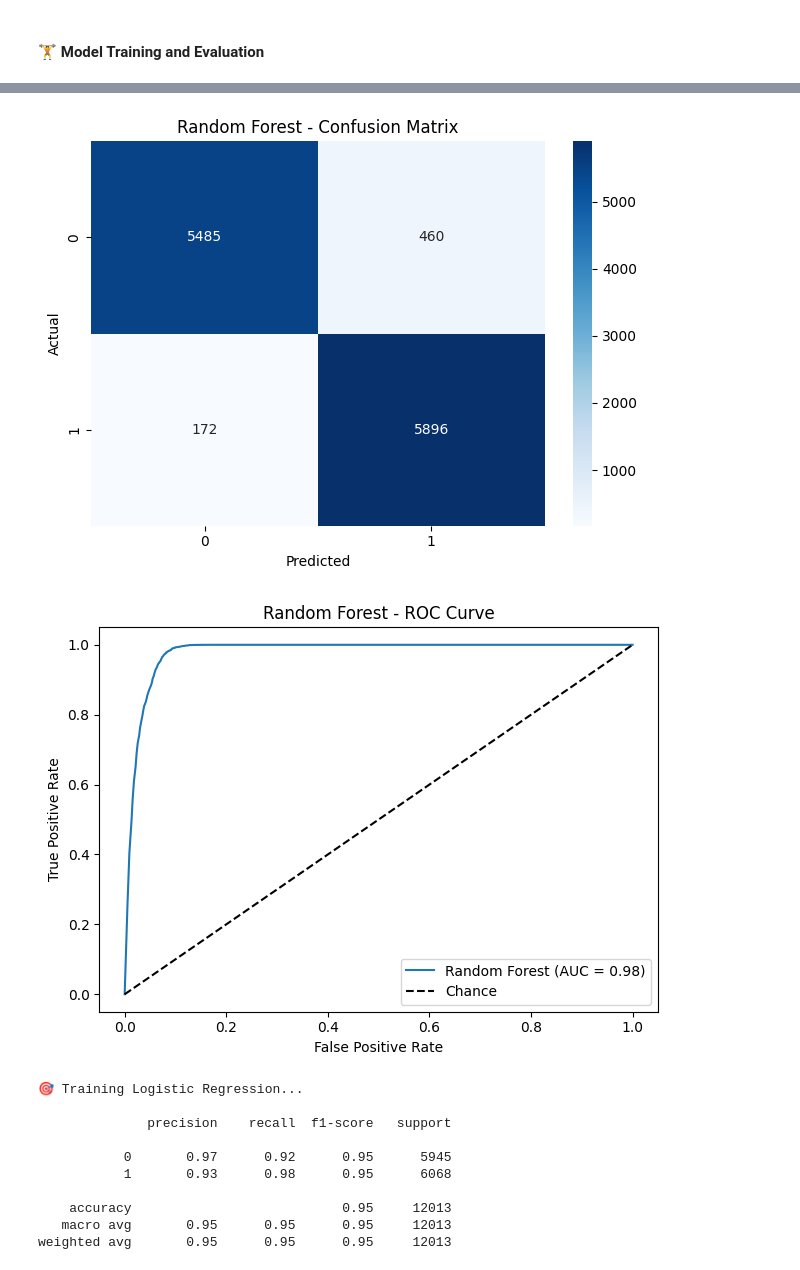
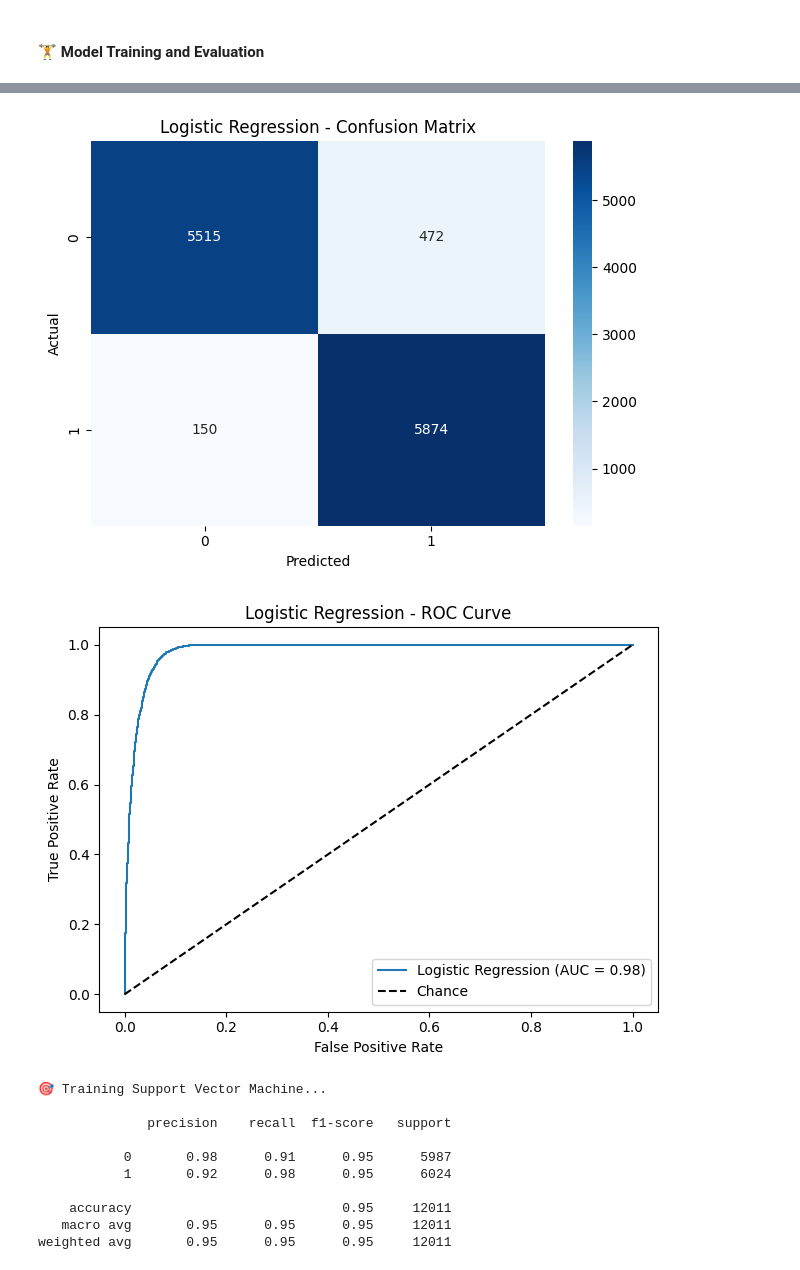
Before and after one commit to Anto-dev360/SensorGuard, a Jupyter notebook: notebooks/modeling_failure_prediction.ipynb, the cells around one changed output, grey strips where cells are left out. Saved outputs shown, nothing was run; the diff lists cells and outputs as text; code cells hidden in the pictures.

```diff
--- a/notebooks/modeling_failure_prediction.ipynb
+++ b/notebooks/modeling_failure_prediction.ipynb
@@ -262,18 +267,25 @@ X_test_scaled = scaler.transform(X_test.values)
 # %%
-# Train and evaluate Random Forest and Logistic Regression
+# Define candidate models
 models = {
-    "Random Forest": RandomForestClassifier(random_state=42),
     "Logistic Regression": LogisticRegression(max_iter=1000),
+    "Support Vector Machine": SVC(kernel="linear", probability=True, random_state=42),
 }
 
 model_scores = {}
+trained_models = {}
 
 for name, model in models.items():
     print(f"\n🎯 Training {name}...\n")
     model.fit(X_train_scaled, y_train)
     y_pred = model.predict(X_test_scaled)
 
-    # Evaluation report
+    # Save detailed classification report
+    report = classification_report(y_test, y_pred, output_dict=True)
+    model_scores[name] = report
+    # Save trained model
+    trained_models[name] = model
+
+    # Display report
     print(classification_report(y_test, y_pred))
 
     # Confusion Matrix
@@ -285,11 +297,10 @@ for name, model in models.items():
     plt.tight_layout()
     plt.show()
 
-    # ROC AUC Curve
+    # ROC Curve
     y_prob = model.predict_proba(X_test_scaled)[:, 1]
     fpr, tpr, _ = roc_curve(y_test, y_prob)
     roc_auc = auc(fpr, tpr)
-    model_scores[name] = roc_auc  # Save AUC score
 
     plt.plot(fpr, tpr, label=f"{name} (AUC = {roc_auc:.2f})")
     plt.plot([0, 1], [0, 1], "k--", label="Chance")
@@ -313,12 +324,12 @@ weighted avg       0.95      0.95      0.95     12013
-[figure, old version]
+[figure, new version]
-[figure, old version]
+[figure, new version]
-🎯 Training Logistic Regression...
+🎯 Training Support Vector Machine...
 
               precision    recall  f1-score   support
 
-           0       0.97      0.92      0.95      5945
-           1       0.93      0.98      0.95      6068
+           0       0.98      0.91      0.95      5987
+           1       0.92      0.98      0.95      6024
 
-    accuracy                           0.95     12013
-   macro avg       0.95      0.95      0.95     12013
-weighted avg       0.95      0.95      0.95     12013
+    accuracy                           0.95     12011
+   macro avg       0.95      0.95      0.95     12011
+weighted avg       0.95      0.95      0.95     12011
```
Also changed, not shown: parts of 17 cells of this notebook, 11 other files.
